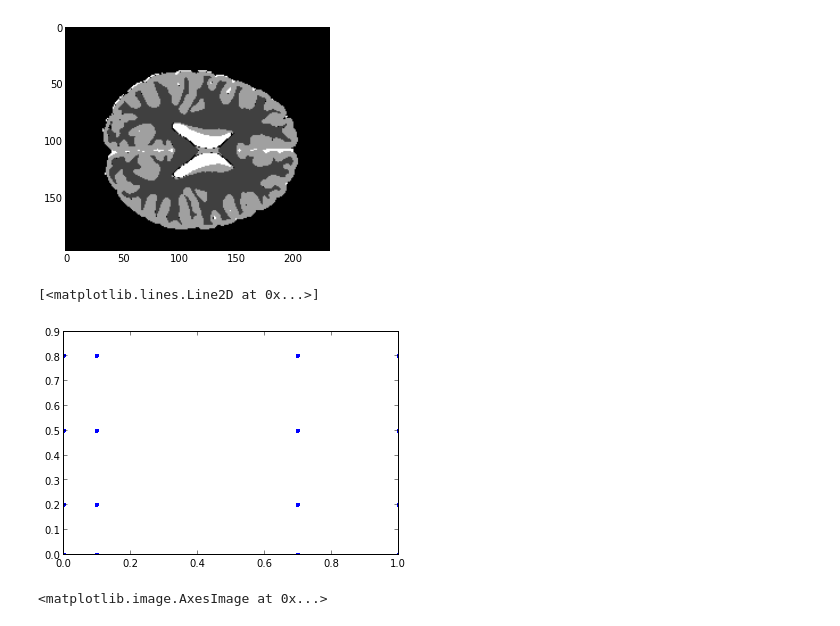
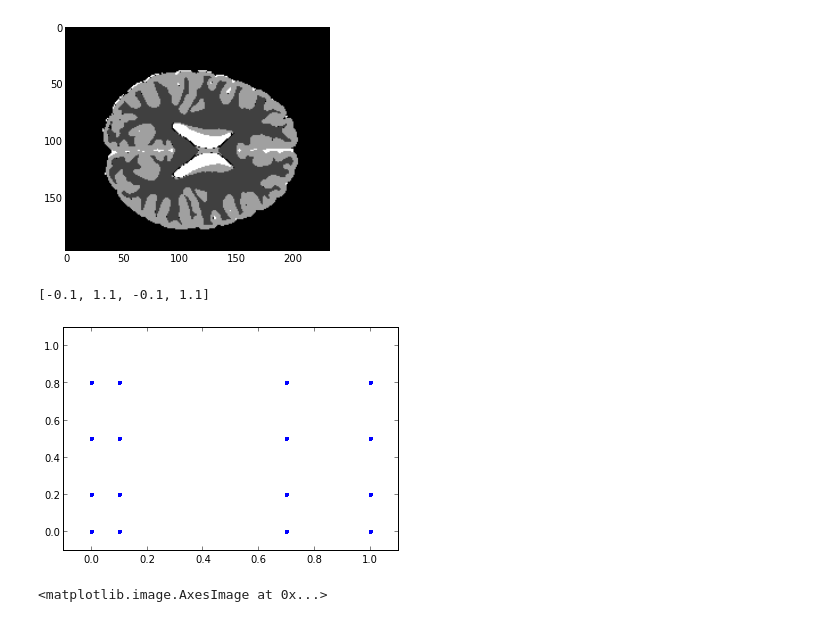
Before and after one commit to practical-neuroimaging/pna-notebooks, a Jupyter notebook: mutual_information_example.ipynb, the cells around one changed output. Saved outputs shown, nothing was run; the diff lists cells and outputs as text; code cells hidden in the pictures.

```diff
--- a/mutual_information_example.ipynb
+++ b/mutual_information_example.ipynb
@@ -115,9 +116,10 @@ plt.imshow(t2_like_moved, cmap="gray")
 [figure]
 # %%
 plt.plot(t1_like.ravel(), t2_like_moved.ravel(), '.')
+plt.axis([-0.1, 1.1, -0.1, 1.1])
 # %% [output]
-[<matplotlib.lines.Line2D at 0x...>]
+[-0.1, 1.1, -0.1, 1.1]
-[figure, old version]
+[figure, new version]
 # %%
 hgram_off, x_edges, y_edges = np.histogram2d(t1_like.ravel(), t2_like_moved.ravel(), 30)
 plt.imshow(np.clip(hgram_off, 0, 1000), cmap='gray', interpolation='nearest')
```
Also changed, not shown: parts of 4 cells of this notebook.
